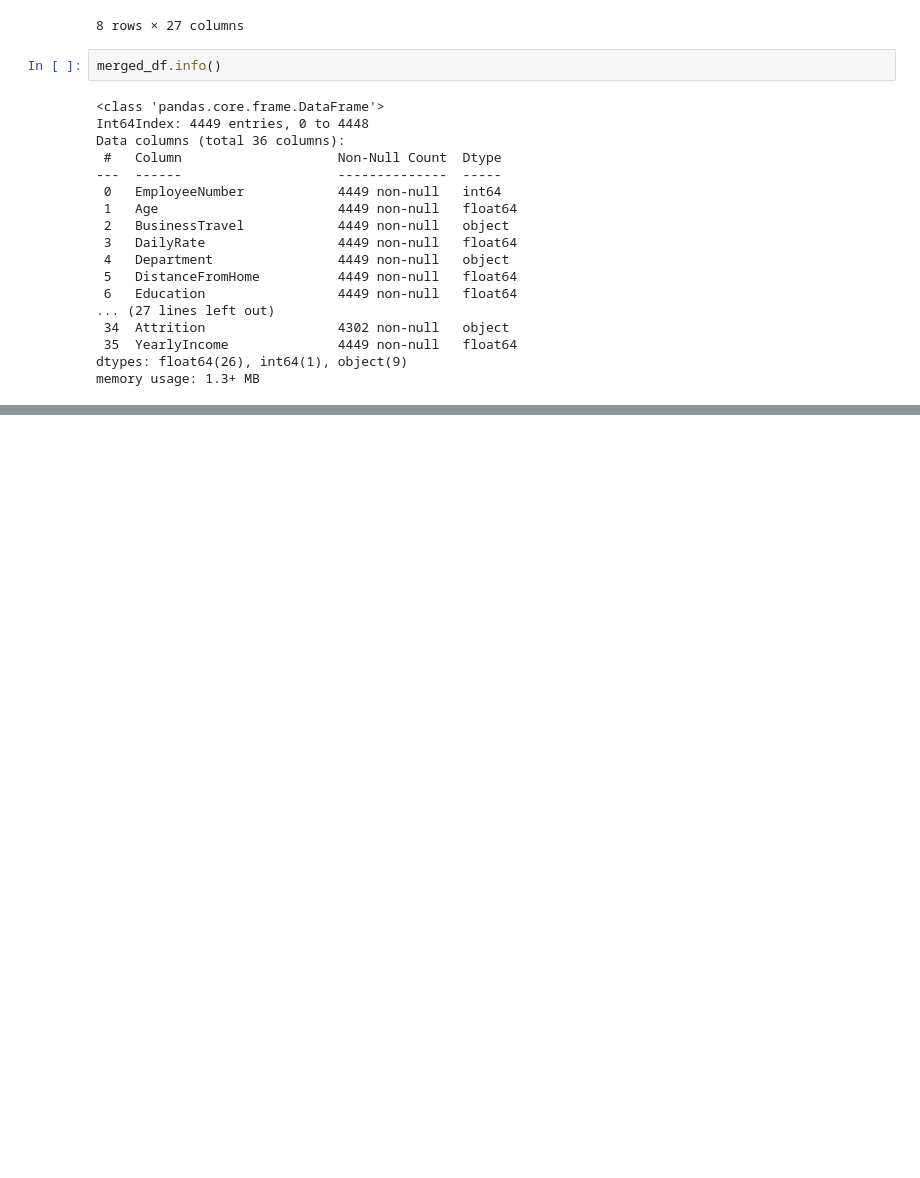
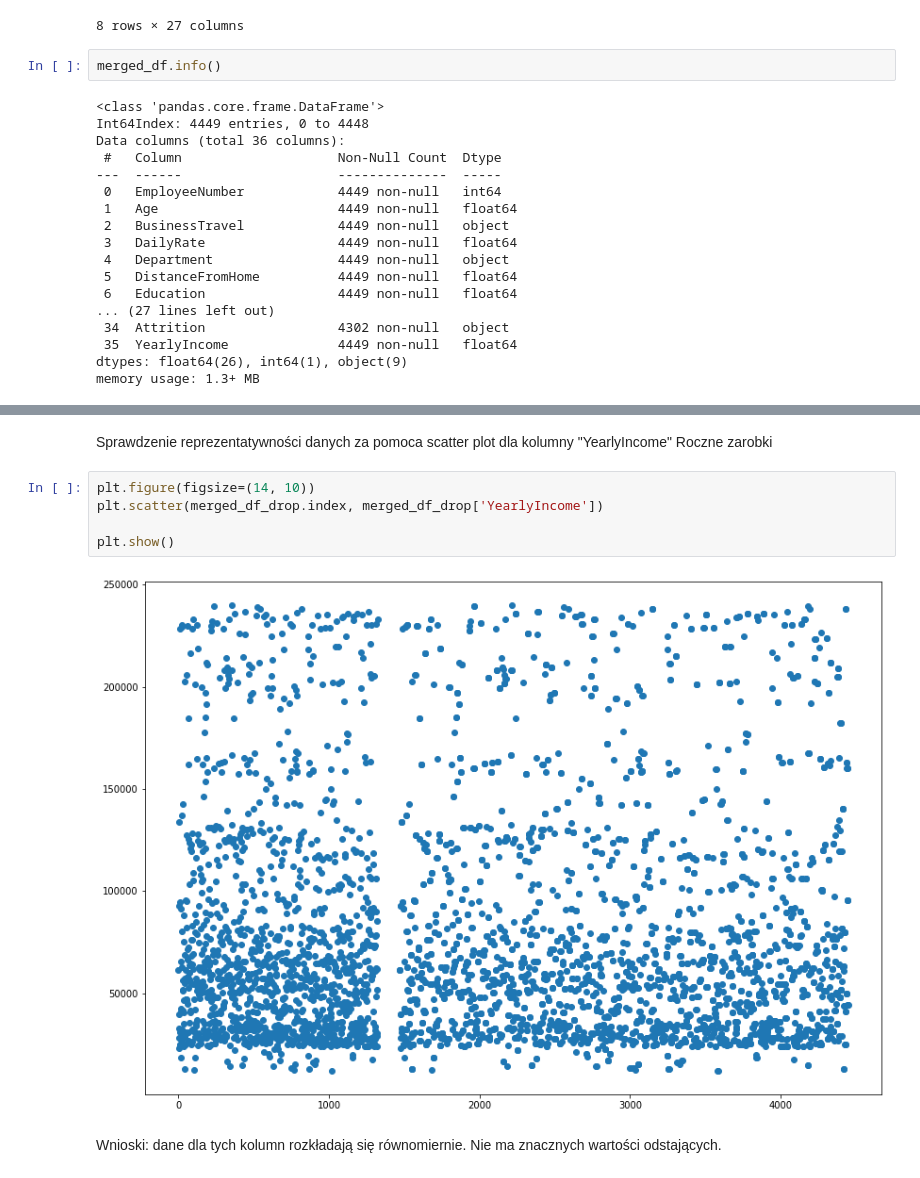
Before and after one commit to jumikao/Personal_Income_Analysis_ver2, a Jupyter notebook: ProjektKlasyfikacjaMARTA.ipynb, the cells around one changed output, grey strips where cells are left out. Cells and saved outputs as stored; diff of their text form; blank space fills up the shorter version.

```diff
--- a/ProjektKlasyfikacjaMARTA.ipynb
+++ b/ProjektKlasyfikacjaMARTA.ipynb
@@ -216,0 +368,11 @@ memory usage: 1.3+ MB
+# %% [markdown]
+Sprawdzenie reprezentatywności danych za pomoca scatter plot dla kolumny "YearlyIncome" Roczne zarobki
+# %%
+plt.figure(figsize=(14, 10))
+plt.scatter(merged_df_drop.index, merged_df_drop['YearlyIncome'])
+
+plt.show()
+# %% [output]
+[figure, added]
+# %% [markdown]
+Wnioski: dane dla tych kolumn rozkładają się równomiernie. Nie ma znacznych wartości odstających.
```
Also changed, not shown: parts of 23 cells of this notebook.
